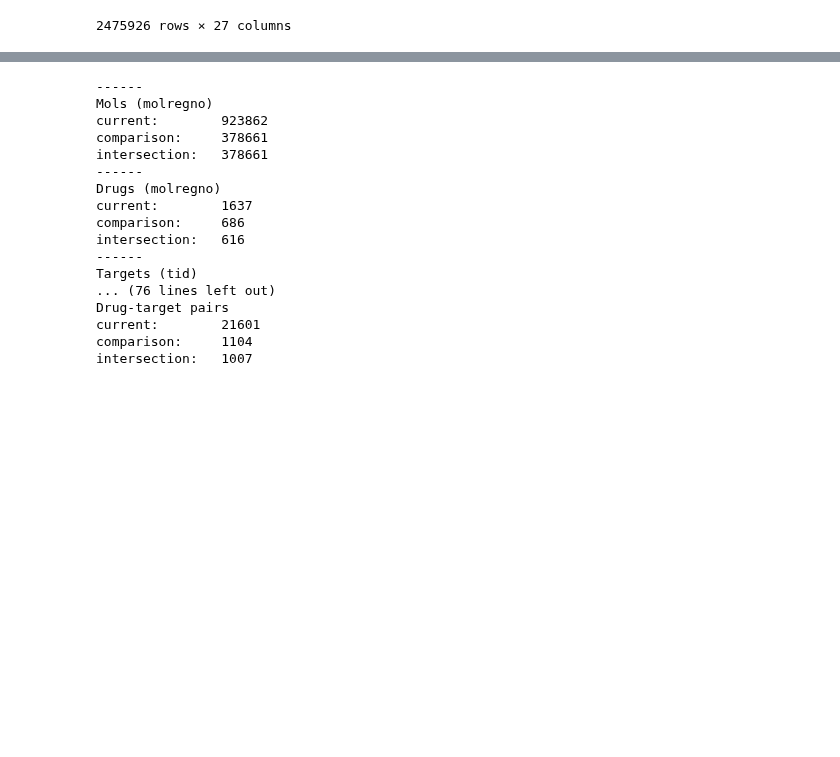
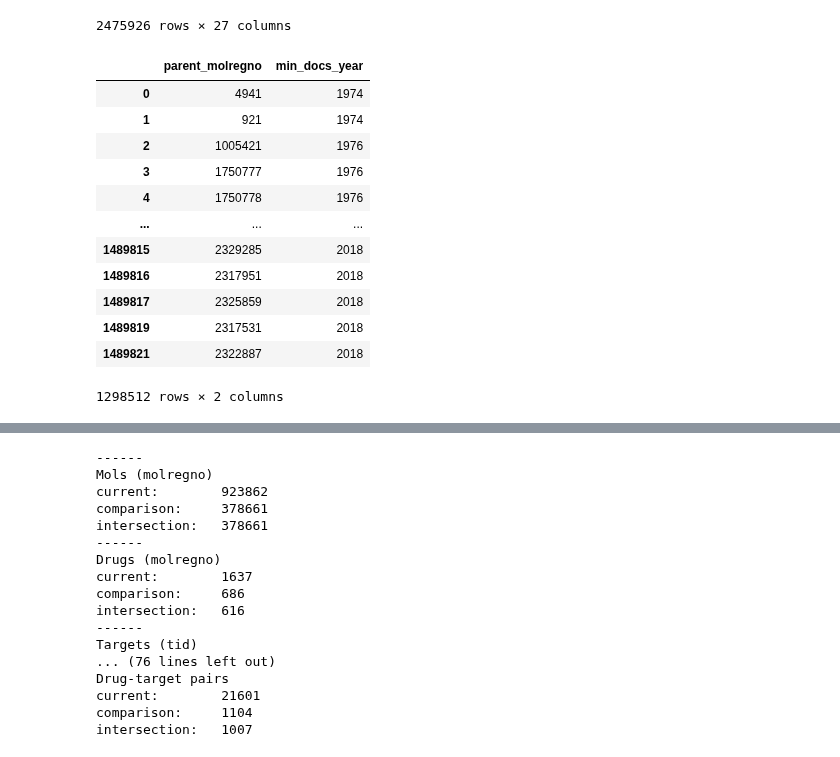
Before and after one commit to chembl/compound_target_pairs_dataset, a Jupyter notebook: Leeson_dataset_extraction.ipynb, the cells around one changed output, grey strips where cells are left out. Saved outputs shown, nothing was run; the diff lists cells and outputs as text; code cells hidden in the pictures; blank space fills up the shorter version.

Commit message:
added column for first occurrence of compound in the literature

```diff
--- a/Leeson_dataset_extraction.ipynb
+++ b/Leeson_dataset_extraction.ipynb
@@ -104,23 +104,17 @@ df_mols
 # extremes needed md.max_phase, md.usan_year, md.first_approval
 # salt info might be sufficient: md.prodrug, md.oral, md.parenteral, md.topical, md.black_box_warning
 
-q = """
-    SELECT DISTINCT md2.molregno as parent_molregno, md2.chembl_id as parent_chemblid, md2.pref_name as parent_pref_name
+sql = """
+SELECT DISTINCT md2.molregno as parent_molregno, md2.chembl_id as parent_chemblid, md2.pref_name as parent_pref_name
     , md.molregno as salt_molregno, md.chembl_id as salt_chemblid, md.pref_name as salt_pref_name
     , md.max_phase as salt_max_phase, md.usan_year as salt_usan_year, md.first_approval as salt_first_approval
     , md.prodrug, md.oral, md.parenteral, md.topical, md.black_box_warning
-
-    --First join parent_cmpds and salt_cmpds (ie their children)
-    FROM molecule_dictionary md                                        --salt_molregno
-    JOIN molecule_hierarchy mh ON mh.molregno = md.molregno
-    JOIN molecule_dictionary md2 ON mh.parent_molregno = md2.molregno  --parent_molregno
-
-    -- Now set relevant conditions:
-    -- WHERE md.max_phase = '4'
-    --AND md2.chembl_id = 'CHEMBL192' --Test using Sildenafil Citrate
-
-    """
-df_md_info = pd.read_sql_query(q, engine_ch)
+--First join parent_cmpds and salt_cmpds (ie their children)
+FROM molecule_dictionary md                                        --salt_molregno
+JOIN molecule_hierarchy mh ON mh.molregno = md.molregno
+JOIN molecule_dictionary md2 ON mh.parent_molregno = md2.molregno  --parent_molregno
+"""
+df_md_info = pd.read_sql_query(sql, engine_ch)
 df_md_info['max_phase'] = df_md_info.groupby(['parent_molregno'])['salt_max_phase'].transform('max')
 df_md_info['usan_year'] = df_md_info.groupby(['parent_molregno'])['salt_usan_year'].transform('min')
 df_md_info['first_approval'] = df_md_info.groupby(['parent_molregno'])['salt_first_approval'].transform('min')
@@ -142,3 +136,32 @@ df_mols
 | 2475924 | 2317951 | 7.89 | Ki | B | 134 | None | Vasopressin V1a receptor | SINGLE PROTEIN | ... |
 | 2475925 | 555164 | 8.47 | Ki | B | 134 | None | Vasopressin V1a receptor | SINGLE PROTEIN | ... |
 2475926 rows × 27 columns
+# %%
+sql = """
+SELECT DISTINCT docs.year, cr.molregno
+FROM docs
+LEFT JOIN compound_records cr
+    ON docs.doc_id = cr.doc_id
+"""
+
+df_docs = pd.read_sql_query(sql, con=engine_ch)
+df_docs = df_docs.dropna()
+df_docs = df_docs.astype({'year': 'Int64', 'molregno': 'Int64'})
+df_docs = df_docs.merge(df_md_info[['salt_molregno', 'parent_molregno']], left_on = 'molregno', right_on = 'salt_molregno', how='left')
+df_docs['min_docs_year'] = df_docs.groupby('parent_molregno')['year'].transform('min')
+df_docs = df_docs[['parent_molregno', 'min_docs_year']].drop_duplicates()
+df_docs
+# %% [output]
+|  | parent_molregno | min_docs_year |
+| 0 | 4941 | 1974 |
+| 1 | 921 | 1974 |
+| 2 | 1005421 | 1976 |
+| 3 | 1750777 | 1976 |
+| 4 | 1750778 | 1976 |
+| ... | ... | ... |
+| 1489815 | 2329285 | 2018 |
+| 1489816 | 2317951 | 2018 |
+| 1489817 | 2325859 | 2018 |
+| 1489819 | 2317531 | 2018 |
+| 1489821 | 2322887 | 2018 |
+1298512 rows × 2 columns
```
Also changed, not shown: parts of 2 cells of this notebook.
